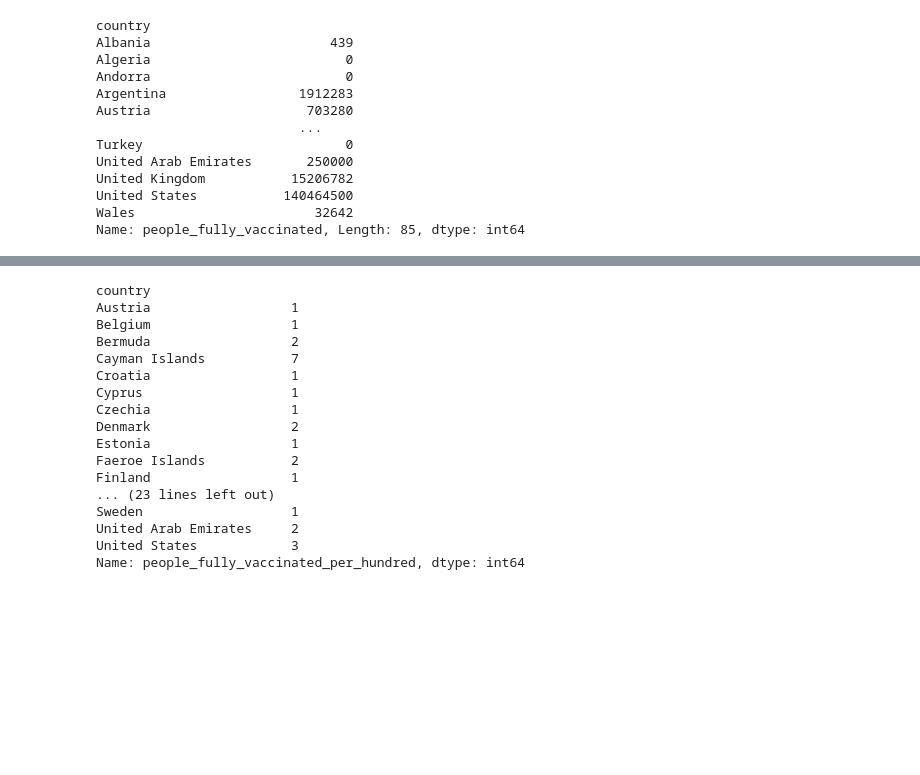
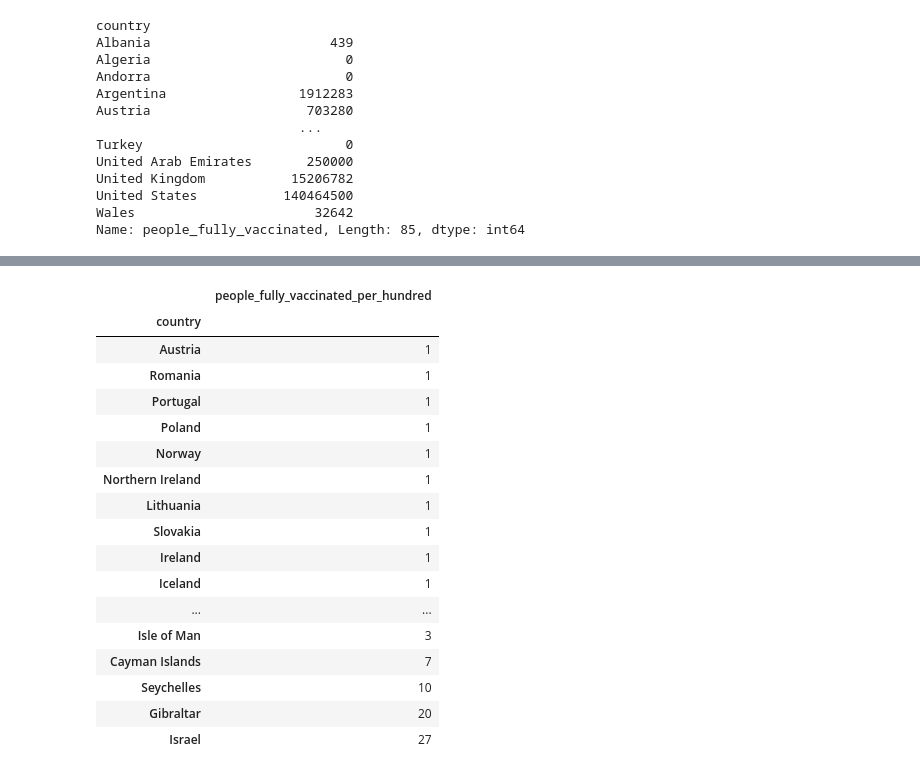
Before and after one commit to mcasiano1/Project-1, a Jupyter notebook: Final Data/final_analysis.ipynb, the cells around one changed output, grey strips where cells are left out. Saved outputs shown, nothing was run; the diff lists cells and outputs as text; code cells hidden in the pictures; blank space fills up the shorter version.

```diff
--- a/Final Data/final_analysis.ipynb
+++ b/Final Data/final_analysis.ipynb
@@ -132,28 +121,30 @@ plt.tight_layout()
 # %%
 #Create new DF that only contains country and people_fully_vaccinated_per_hundred columns and removes 0 from people_fully_vaccinated_per_hundred
 filtered_countries_hun=covid_df[["country","people_fully_vaccinated_per_hundred"]].copy()
 filtered_countries_hun=filtered_countries_hun[filtered_countries_hun["people_fully_vaccinated_per_hundred"] !=0]
 
 filtered_no_zero_hun=filtered_countries_hun.groupby(["country"])["people_fully_vaccinated_per_hundred"].max()
-#filtered_countries_hun["country"].unique()
-filtered_no_zero_hun
-#sort_df=pd.DataFrame(sort_hun)
-#sort_df["country"].unique()
+filtered_no_zero__hun_df=pd.DataFrame(filtered_no_zero_hun)
+filtered_no_zero__hun_df
+
+fil_no_zero_df_sort_hun=filtered_no_zero__hun_df.sort_values("people_fully_vaccinated_per_hundred")
+fil_no_zero_df_sort_hun
 # %% [output]
-country
-Austria                  1
-Belgium                  1
-Bermuda                  2
-Cayman Islands           7
-Croatia                  1
-Cyprus                   1
-Czechia                  1
-Denmark                  2
-Estonia                  1
-Faeroe Islands           2
-Finland                  1
-... (23 lines left out)
-Sweden                   1
-United Arab Emirates     2
-United States            3
-Name: people_fully_vaccinated_per_hundred, dtype: int64
+|  | people_fully_vaccinated_per_hundred |
+| country |  |
+| Austria | 1 |
+| Romania | 1 |
+| Portugal | 1 |
+| Poland | 1 |
+| Norway | 1 |
+| Northern Ireland | 1 |
+| Lithuania | 1 |
+| Slovakia | 1 |
+| Ireland | 1 |
+| Iceland | 1 |
+| ... | ... |
+| Isle of Man | 3 |
+| Cayman Islands | 7 |
+| Seychelles | 10 |
+| Gibraltar | 20 |
+| Israel | 27 |
```
Also changed, not shown: parts of 7 cells of this notebook.
